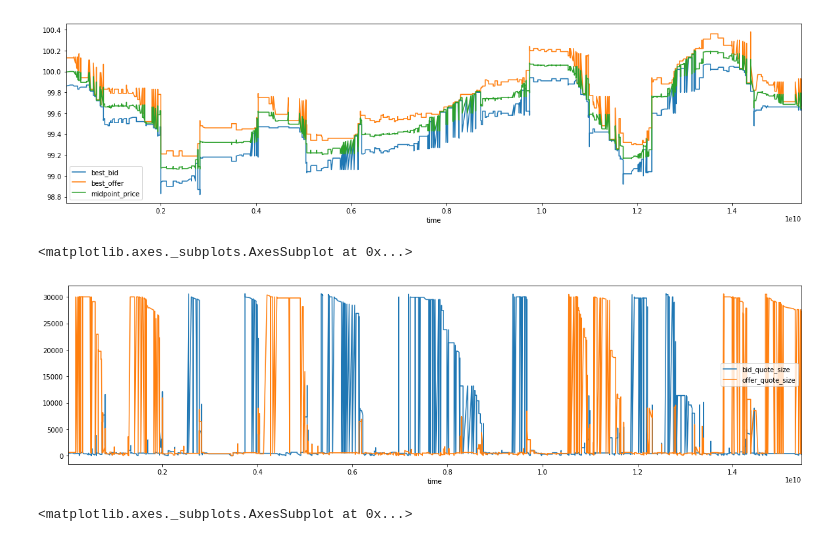
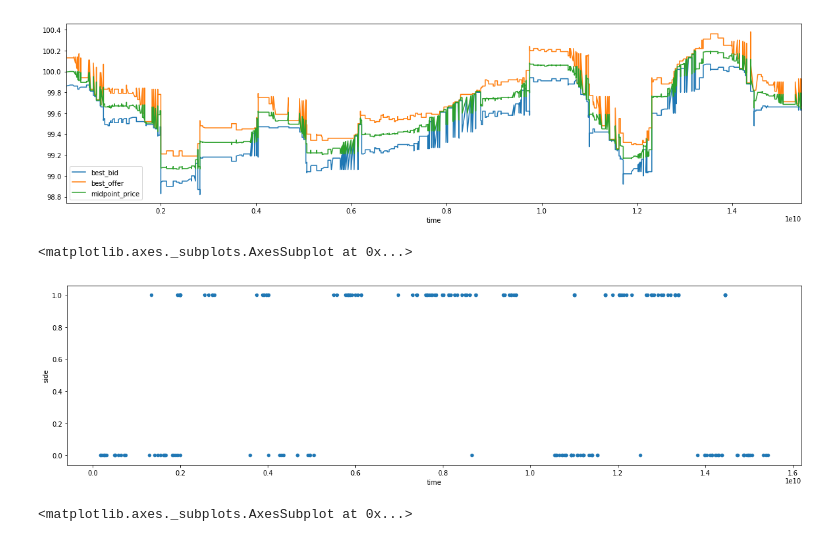
Before and after one commit to benzyx/tamit2019, a Jupyter notebook: analysis.ipynb, the cells around one changed output. Saved outputs shown, nothing was run; the diff lists cells and outputs as text; code cells hidden in the pictures.

```diff
--- a/analysis.ipynb
+++ b/analysis.ipynb
@@ -29,10 +29,12 @@ prices.query("best_bid > 0 and best_offer > 0").plot(figsize=(20,5), x="time", y
 <matplotlib.axes._subplots.AxesSubplot at 0x...>
 [figure]
 # %%
-prices.query("best_bid > 0 and best_offer > 0").plot(figsize=(20,5), x="time", y=["bid_quote_size", "offer_quote_size"])
+big_buys.plot(figsize=(20,5), kind="scatter", x="time", y="side")
+#small.plot(figsize=(20,5), x="time", y=["bid_ewma", "offer_ewma"])
+#prices.query("best_bid > 0 and best_offer > 0").plot(figsize=(20,5), x="time", y=["bid_quote_size", "offer_quote_size"])
 # %% [output]
 <matplotlib.axes._subplots.AxesSubplot at 0x...>
-[figure, old version]
+[figure, new version]
 # %%
 prices["spread"] = prices["best_offer"] - prices["best_bid"]
 prices.query("best_bid > 0 and best_offer > 0").plot(figsize=(20,5), x="time", y=["spread"])
```
Also changed, not shown: parts of 4 cells of this notebook, 2 other files.
